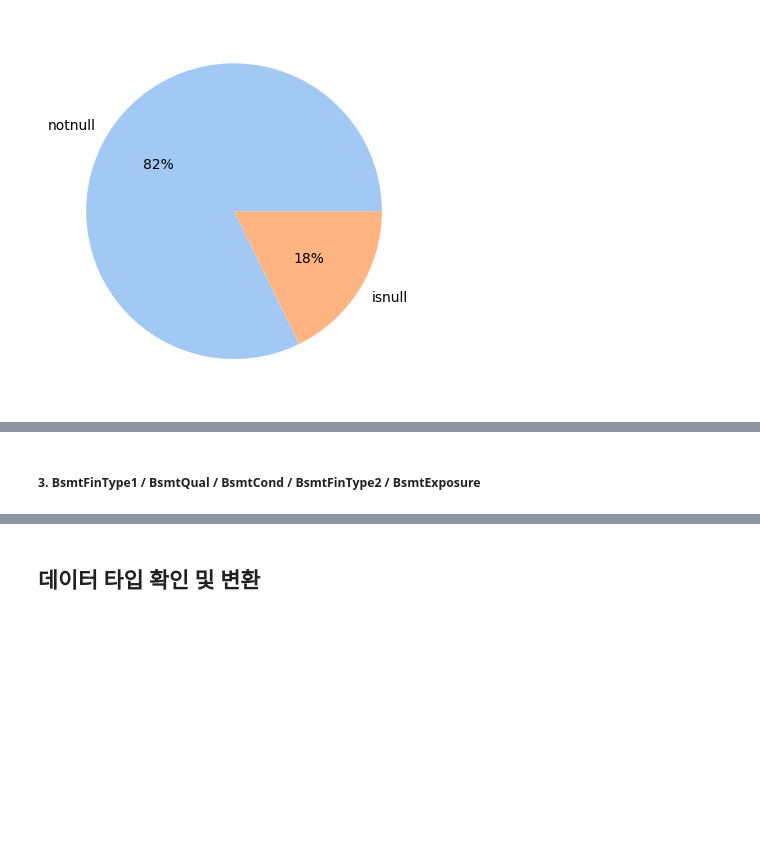
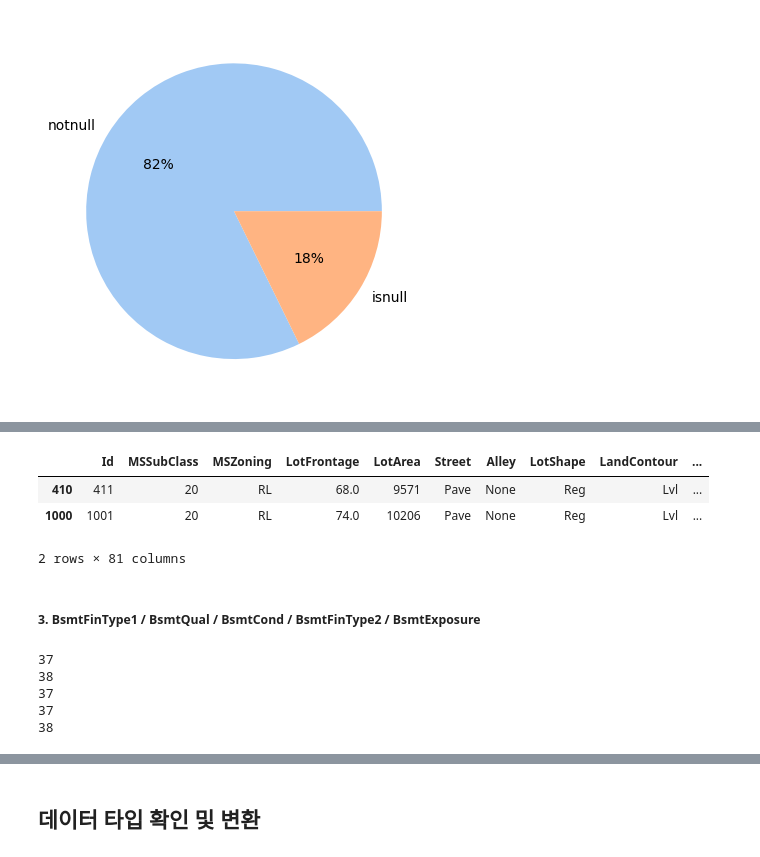
Before and after one commit to WasabiRamen/kaggle-study-house-prices, a Jupyter notebook: house_price.ipynb, the cells around one changed output, grey strips where cells are left out. Saved outputs shown, nothing was run; the diff lists cells and outputs as text; code cells hidden in the pictures; blank space fills up the shorter version.

```diff
--- a/house_price.ipynb
+++ b/house_price.ipynb
@@ -182,0 +241,7 @@ train[['1stFlrSF', 'LotFrontage']].head(100)
+# %%
+train[(train.Exterior1st == 'BrkComm')]
+# %% [output]
+|  | Id | MSSubClass | MSZoning | LotFrontage | LotArea | Street | Alley | LotShape | LandContour | ... |
+| 410 | 411 | 20 | RL | 68.0 | 9571 | Pave | None | Reg | Lvl | ... |
+| 1000 | 1001 | 20 | RL | 74.0 | 10206 | Pave | None | Reg | Lvl | ... |
+2 rows × 81 columns
@@ -183,2 +269,16 @@ train[['1stFlrSF', 'LotFrontage']].head(100)
 # %% [markdown]
 ##### **3. BsmtFinType1 / BsmtQual / BsmtCond / BsmtFinType2 / BsmtExposure**
+# %%
+print(train.BsmtFinType1.isnull().sum())
+print(train.BsmtFinType2.isnull().sum())
+print(train.BsmtQual.isnull().sum())
+print(train.BsmtCond.isnull().sum())
+print(train.BsmtExposure.isnull().sum())
+
+#38개짜리가 뭐지?
+# %% [output]
+37
+38
+37
+37
+38
```
Also changed, not shown: parts of 30 cells of this notebook.
